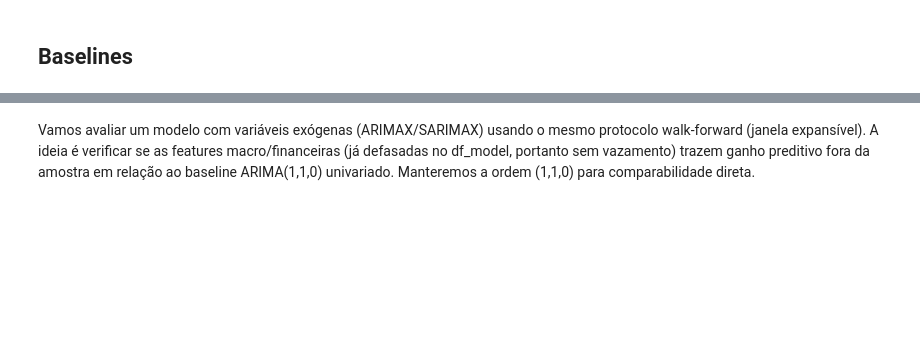
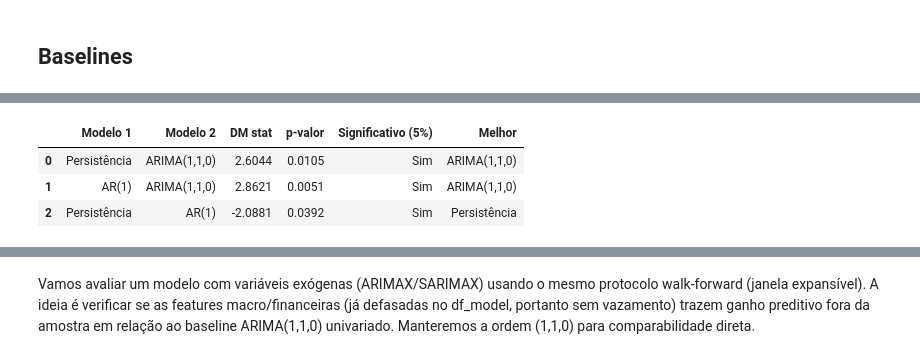
Before and after one commit to BrunoRaphaell/nowcasting, a Jupyter notebook: notebooks/03_modeling.ipynb, the cells around one changed output, grey strips where cells are left out. Drawn from its saved outputs; the diff is of its cells as text; code cells hidden in the pictures; blank space fills up the shorter version.

```diff
--- a/notebooks/03_modeling.ipynb
+++ b/notebooks/03_modeling.ipynb
@@ -180,0 +281,38 @@ A partir daqui, a hipótese central passa a ser: variáveis macroeconômicas e f
+# %%
+# Teste de Diebold-Mariano entre baselines
+
+# Erros de previsão de cada baseline
+e_persist = y_true - y_pred  # persistência (arrays do cell 3)
+e_ar1 = results_ar1["y_true"].values - results_ar1["y_pred"].values
+e_arima = results_arima110["y_true"].values - results_arima110["y_pred"].values
+
+# Comparações par-a-par
+comparisons = [
+    ("Persistência", "ARIMA(1,1,0)", e_persist, e_arima),
+    ("AR(1)", "ARIMA(1,1,0)", e_ar1, e_arima),
+    ("Persistência", "AR(1)", e_persist, e_ar1),
+]
+
+dm_baseline_rows = []
+for name1, name2, errors1, errors2 in comparisons:
+    dm_stat, p_val = diebold_mariano_test(errors1, errors2, h=1)
+    # DM > 0 => modelo 2 (segundo argumento) tem erros menores
+    if not np.isnan(dm_stat):
+        melhor = name2 if dm_stat > 0 else name1
+    else:
+        melhor = "—"
+
+    dm_baseline_rows.append({
+        "Modelo 1": name1,
+        "Modelo 2": name2,
+        "DM stat": round(dm_stat, 4) if not np.isnan(dm_stat) else np.nan,
+        "p-valor": round(p_val, 4) if not np.isnan(p_val) else np.nan,
+        "Significativo (5%)": "Sim" if not np.isnan(p_val) and p_val < 0.05 else "Não",
+        "Melhor": melhor,
+    })
+
+dm_baselines = pd.DataFrame(dm_baseline_rows)
+print("Teste de Diebold-Mariano (bilateral, loss=MAE, correção HLN)")
+print("DM > 0 => Modelo 2 é melhor | DM < 0 => Modelo 1 é melhor\n")
+dm_baselines
+# %% [output]
@@ -180,0 +321,4 @@ A partir daqui, a hipótese central passa a ser: variáveis macroeconômicas e f
+|  | Modelo 1 | Modelo 2 | DM stat | p-valor | Significativo (5%) | Melhor |
+| 0 | Persistência | ARIMA(1,1,0) | 2.6044 | 0.0105 | Sim | ARIMA(1,1,0) |
+| 1 | AR(1) | ARIMA(1,1,0) | 2.8621 | 0.0051 | Sim | ARIMA(1,1,0) |
+| 2 | Persistência | AR(1) | -2.0881 | 0.0392 | Sim | Persistência |
```
Also changed, not shown: parts of 38 cells of this notebook, 2 other files.
